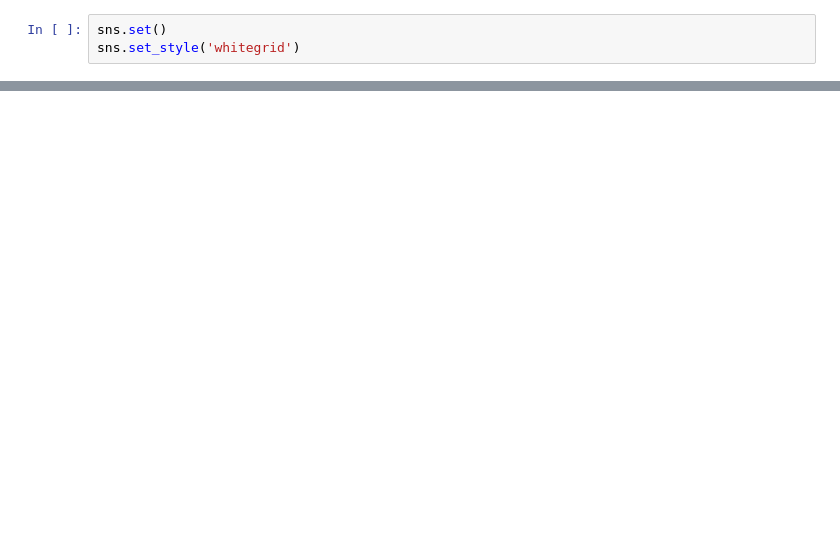
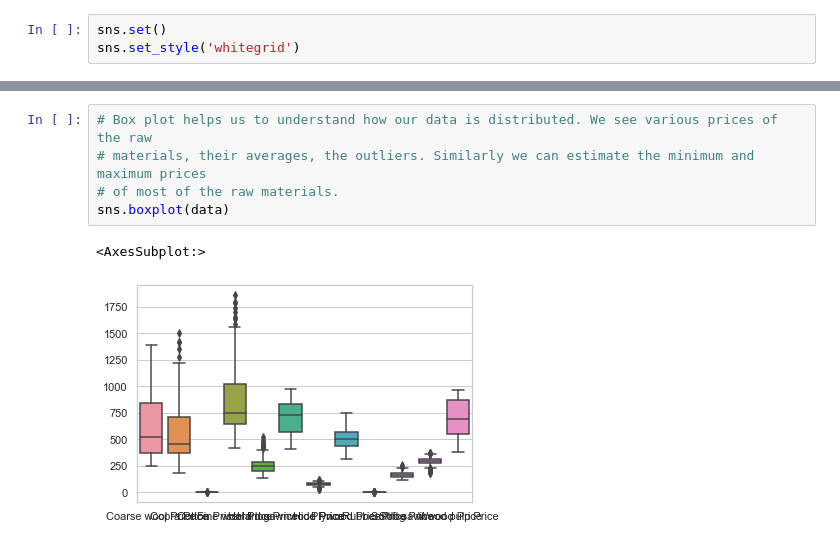
Before and after one commit to FortKnoxWasTaken/DA-Lab, a Jupyter notebook: Expt1/Expt1.ipynb, the cells around one changed output, grey strips where cells are left out. Saved outputs shown, nothing was run; the diff lists cells and outputs as text; blank space fills up the shorter version.

```diff
--- a/Expt1/Expt1.ipynb
+++ b/Expt1/Expt1.ipynb
@@ -44,0 +152,8 @@ sns.pairplot(nasa_data)
+# %%
+# Box plot helps us to understand how our data is distributed. We see various prices of the raw
+# materials, their averages, the outliers. Similarly we can estimate the minimum and maximum prices
+# of most of the raw materials.
+sns.boxplot(data)
+# %% [output]
+<AxesSubplot:>
+[figure, added]
```
Also changed, not shown: parts of 24 cells of this notebook, 3 other files.
